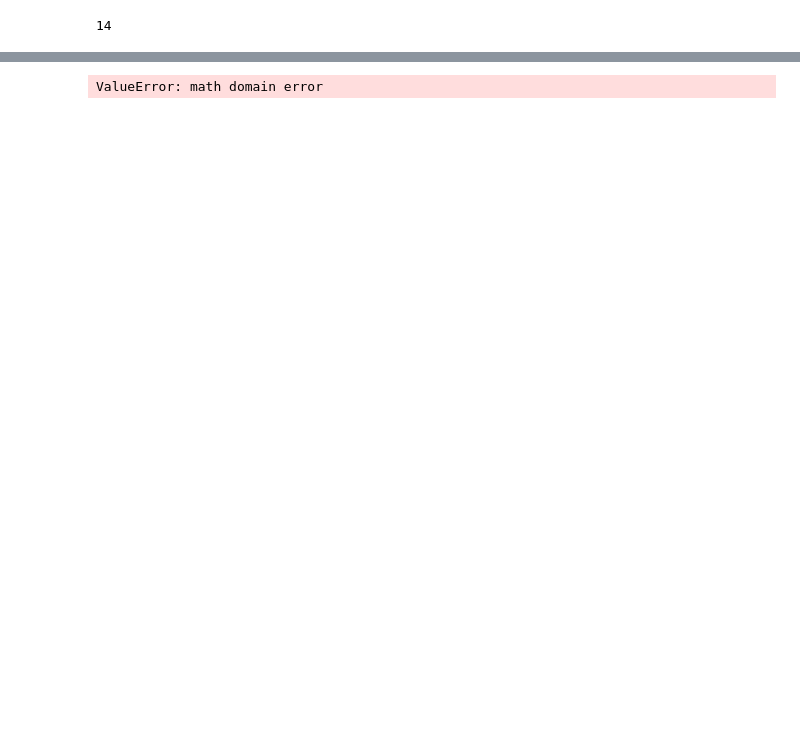
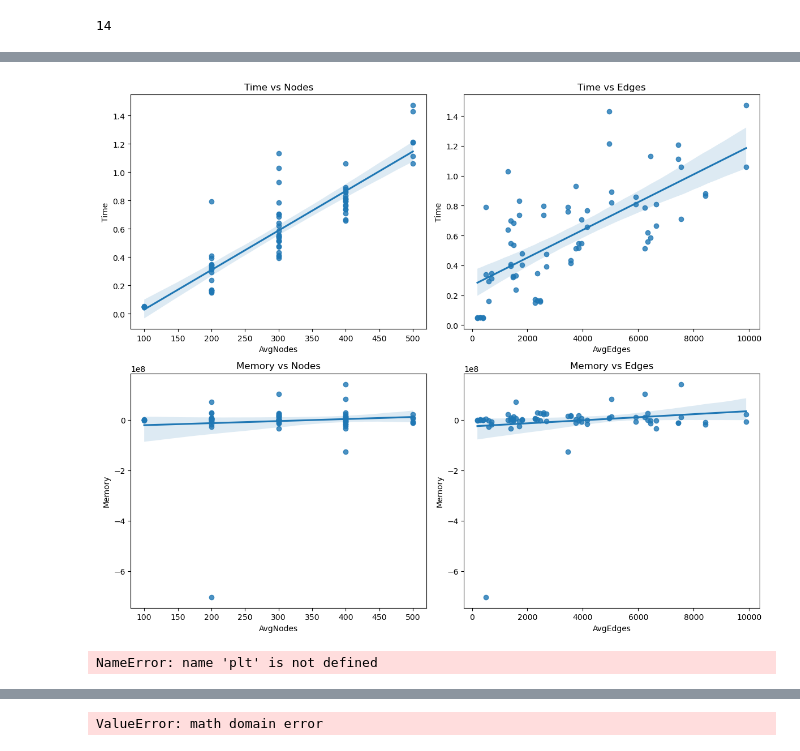
Before and after one commit to freyrelab/netective, a Jupyter notebook: experimental/dvalue.ipynb, the cells around one changed output, grey strips where cells are left out. Drawn from its saved outputs; the diff is of its cells as text; code cells hidden in the pictures; blank space fills up the shorter version.

Commit message:
time test 1

```diff
--- a/experimental/dvalue.ipynb
+++ b/experimental/dvalue.ipynb
@@ -73,0 +167,12 @@ corr_df.to_csv("dissimilarity_abasy.csv")
+# %%
+# networks = {str(i): nx.erdos_renyi_graph(100, 0.1, directed=True) for i in range(10)}
+networks = {}
+num_nodes_range = range(100, 601, 200)  # Step of 100
+density_range = [i / 100 for i in range(1, 7, 2)]  # Step of 0.02
+
+for num_nodes in num_nodes_range:
+    for density in density_range:
+        network_name = f"{num_nodes}_{density:.2f}"
+        networks[network_name] = nx.erdos_renyi_graph(num_nodes, density, directed=True)
+
+len(networks)
@@ -73,0 +181,9 @@ corr_df.to_csv("dissimilarity_abasy.csv")
+# %%
+# Call the decorated function to measure time and memory
+time_df, memory_df = compute_similarity_pairwise(networks)
+
+print("Time DataFrame:")
+print(time_df)
+
+print("Memory DataFrame:")
+print(memory_df)
@@ -73,0 +224,37 @@ corr_df.to_csv("dissimilarity_abasy.csv")
+# %%
+import seaborn as sns
+
+
+# Create scatter plots with linear regression lines
+fig, axes = plt.subplots(nrows=2, ncols=2, figsize=(12, 10))
+
+sns.regplot(x='AvgNodes', y='Time', data=time_df, ax=axes[0, 0])
+axes[0, 0].set_title('Time vs Nodes')
+
+sns.regplot(x='AvgEdges', y='Time', data=time_df, ax=axes[0, 1])
+axes[0, 1].set_title('Time vs Edges')
+
+sns.regplot(x='AvgNodes', y='Memory', data=memory_df, ax=axes[1, 0])
+axes[1, 0].set_title('Memory vs Nodes')
+
+sns.regplot(x='AvgEdges', y='Memory', data=memory_df, ax=axes[1, 1])
+axes[1, 1].set_title('Memory vs Edges')
+
+plt.tight_layout()
+plt.show()
+# %% [output]
+[figure, added]
+# %%
+# Plot boxplots
+fig, axes = plt.subplots(nrows=2, ncols=1, figsize=(10, 8))
+
+time_df.boxplot(by=['Nodes'], column=['Time'], ax=axes[0])
+axes[0].set_title('Time vs Nodes')
+
+memory_df.boxplot(by=['Nodes'], column=['Memory'], ax=axes[1])
+axes[1].set_title('Memory vs Nodes')
+
+plt.tight_layout()
+plt.show()
+# %% [output]
+NameError: name 'plt' is not defined
```
Also changed, not shown: parts of 9 cells of this notebook, 1 other file.
